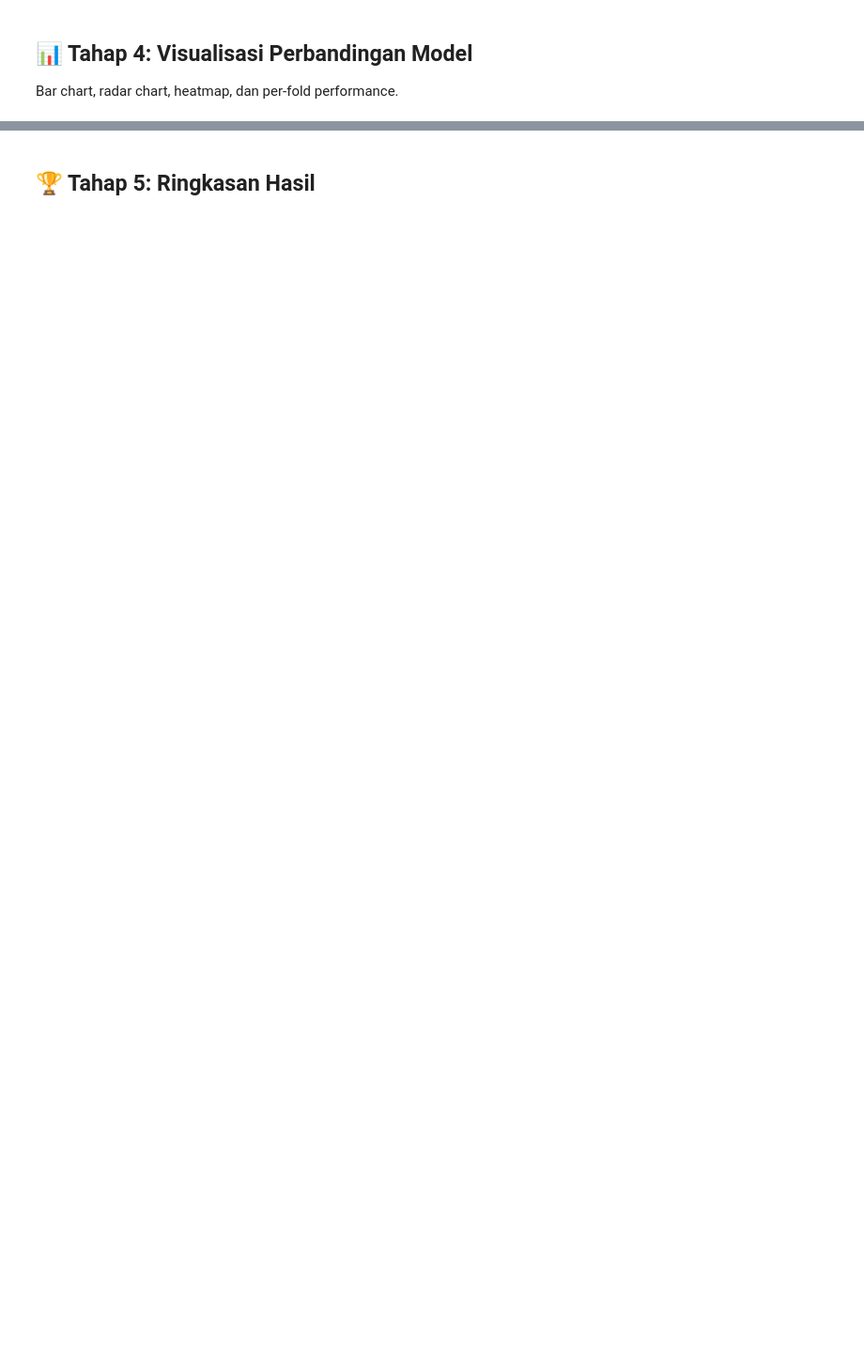
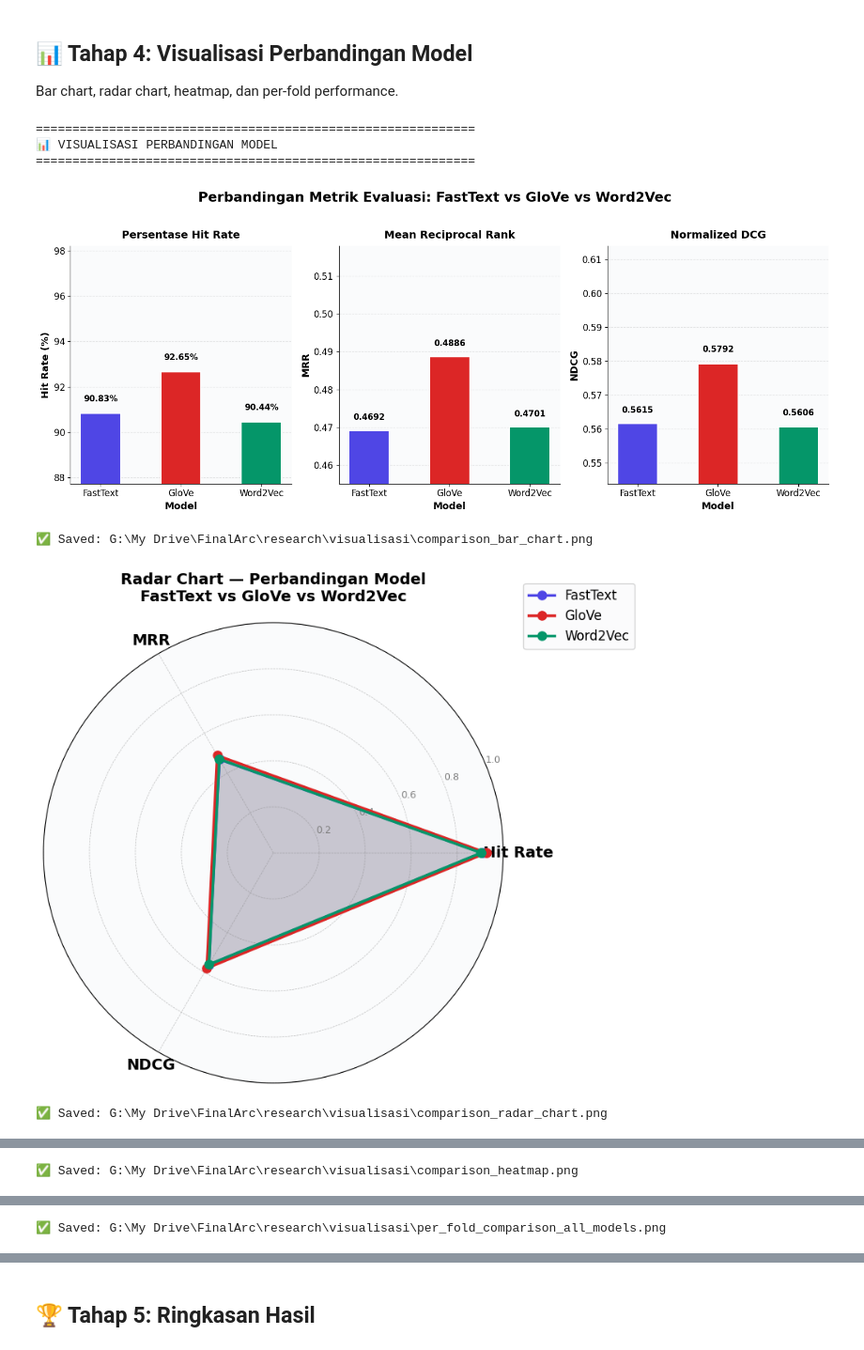
Before and after one commit to faiqmisbah/music-recommendersystem-cbf, a Jupyter notebook: main.ipynb, the cells around one changed output, grey strips where cells are left out. Shown at 94% size. Saved outputs shown, nothing was run; the diff lists cells and outputs as text; code cells hidden in the pictures; blank space fills up the shorter version.

Commit message:
Update main.ipynb to use modular imports and external app/deployment scripts

```diff
--- a/main.ipynb
+++ b/main.ipynb
@@ -192,0 +348,22 @@ plot_all_comparisons(all_results)
+# %%
+# Reload modul agar perubahan terbaru di visualization.py terbaca
+import importlib
+import visualization
+importlib.reload(visualization)
+from visualization import plot_all_comparisons
+
+all_results = {
+    'FastText': result_ft,
+    'GloVe': result_glove,
+    'Word2Vec': result_w2v
+}
+
+plot_all_comparisons(all_results)
+# %% [output]
+============================================================
+📊 VISUALISASI PERBANDINGAN MODEL
+============================================================
+[figure, added]
+✅ Saved: G:\My Drive\FinalArc\research\visualisasi\comparison_bar_chart.png
+[figure, added]
+✅ Saved: G:\My Drive\FinalArc\research\visualisasi\comparison_radar_chart.png
@@ -192,0 +371 @@ plot_all_comparisons(all_results)
+✅ Saved: G:\My Drive\FinalArc\research\visualisasi\comparison_heatmap.png
@@ -192,0 +373 @@ plot_all_comparisons(all_results)
+✅ Saved: G:\My Drive\FinalArc\research\visualisasi\per_fold_comparison_all_models.png
```
Also changed, not shown: parts of 16 cells of this notebook.
